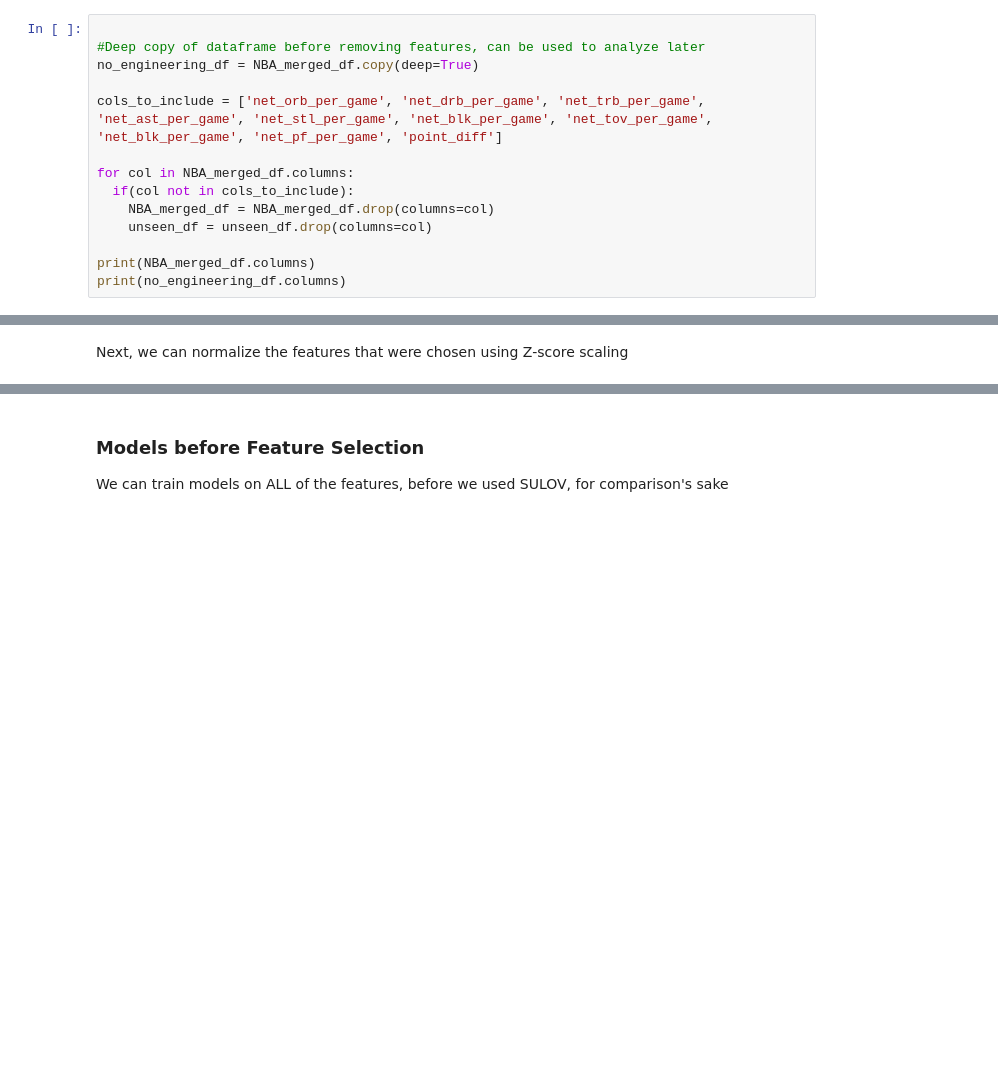
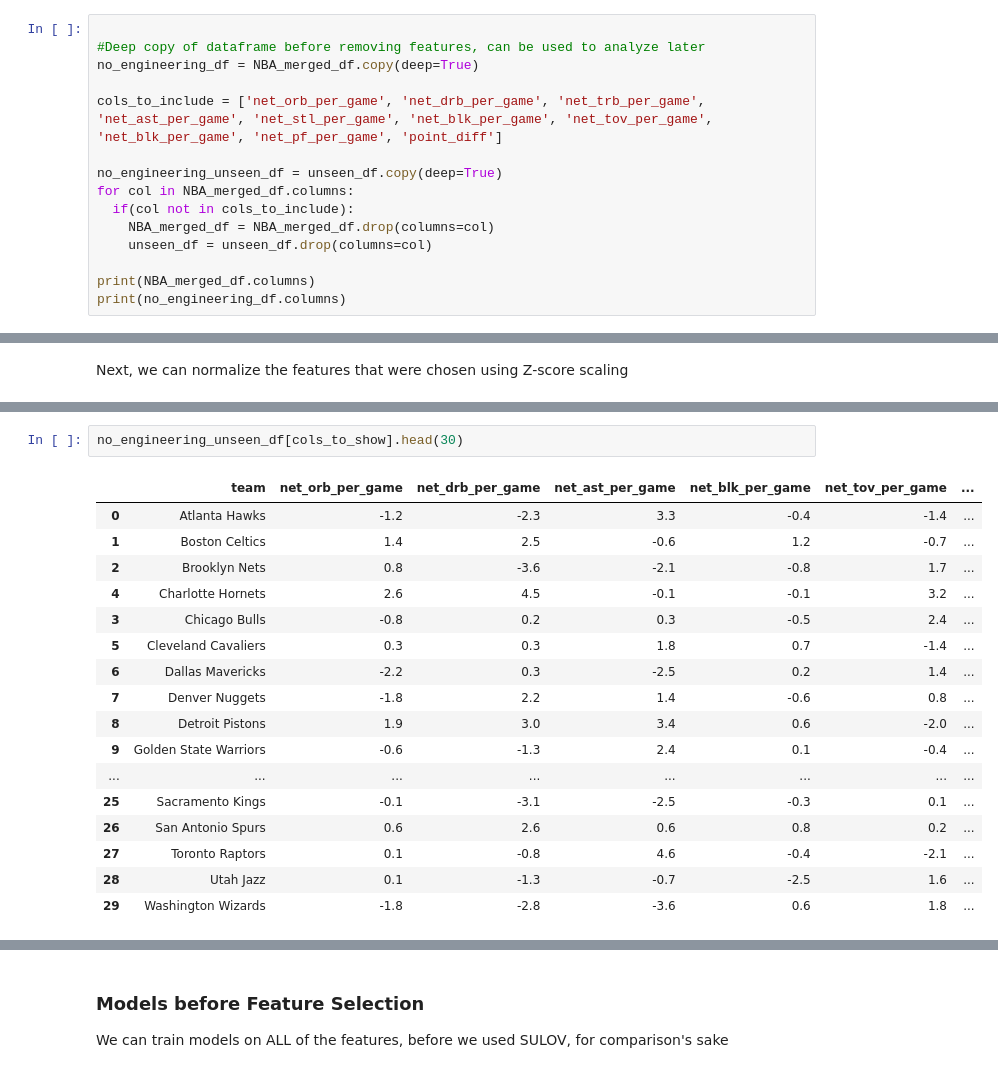
Before and after one commit to CaptainSpaceboy/ECS171-Team12, a Jupyter notebook: Team12.ipynb, the cells around one changed output, grey strips where cells are left out. Cells and saved outputs as stored; diff of their text form; blank space fills up the shorter version.

```diff
--- a/Team12.ipynb
+++ b/Team12.ipynb
@@ -907,6 +898,7 @@ no_engineering_df = NBA_merged_df.copy(deep=True)
 
 cols_to_include = ['net_orb_per_game', 'net_drb_per_game', 'net_trb_per_game', 'net_ast_per_game', 'net_stl_per_game', 'net_blk_per_game', 'net_tov_per_game', 'net_blk_per_game', 'net_pf_per_game', 'point_diff']
 
+no_engineering_unseen_df = unseen_df.copy(deep=True)
 for col in NBA_merged_df.columns:
   if(col not in cols_to_include):
     NBA_merged_df = NBA_merged_df.drop(columns=col)
@@ -1014 +1062,21 @@ scaled_unseen_df['point_diff'] = unseen_df['point_diff']
+# %%
+no_engineering_unseen_df[cols_to_show].head(30)
+# %% [output]
+|  | team | net_orb_per_game | net_drb_per_game | net_ast_per_game | net_blk_per_game | net_tov_per_game | ... |
+| 0 | Atlanta Hawks | -1.2 | -2.3 | 3.3 | -0.4 | -1.4 | ... |
+| 1 | Boston Celtics | 1.4 | 2.5 | -0.6 | 1.2 | -0.7 | ... |
+| 2 | Brooklyn Nets | 0.8 | -3.6 | -2.1 | -0.8 | 1.7 | ... |
+| 4 | Charlotte Hornets | 2.6 | 4.5 | -0.1 | -0.1 | 3.2 | ... |
+| 3 | Chicago Bulls | -0.8 | 0.2 | 0.3 | -0.5 | 2.4 | ... |
+| 5 | Cleveland Cavaliers | 0.3 | 0.3 | 1.8 | 0.7 | -1.4 | ... |
+| 6 | Dallas Mavericks | -2.2 | 0.3 | -2.5 | 0.2 | 1.4 | ... |
+| 7 | Denver Nuggets | -1.8 | 2.2 | 1.4 | -0.6 | 0.8 | ... |
+| 8 | Detroit Pistons | 1.9 | 3.0 | 3.4 | 0.6 | -2.0 | ... |
+| 9 | Golden State Warriors | -0.6 | -1.3 | 2.4 | 0.1 | -0.4 | ... |
+| ... | ... | ... | ... | ... | ... | ... | ... |
+| 25 | Sacramento Kings | -0.1 | -3.1 | -2.5 | -0.3 | 0.1 | ... |
+| 26 | San Antonio Spurs | 0.6 | 2.6 | 0.6 | 0.8 | 0.2 | ... |
+| 27 | Toronto Raptors | 0.1 | -0.8 | 4.6 | -0.4 | -2.1 | ... |
+| 28 | Utah Jazz | 0.1 | -1.3 | -0.7 | -2.5 | 1.6 | ... |
+| 29 | Washington Wizards | -1.8 | -2.8 | -3.6 | 0.6 | 1.8 | ... |
 # %%
```
Also changed, not shown: parts of 15 cells of this notebook.
